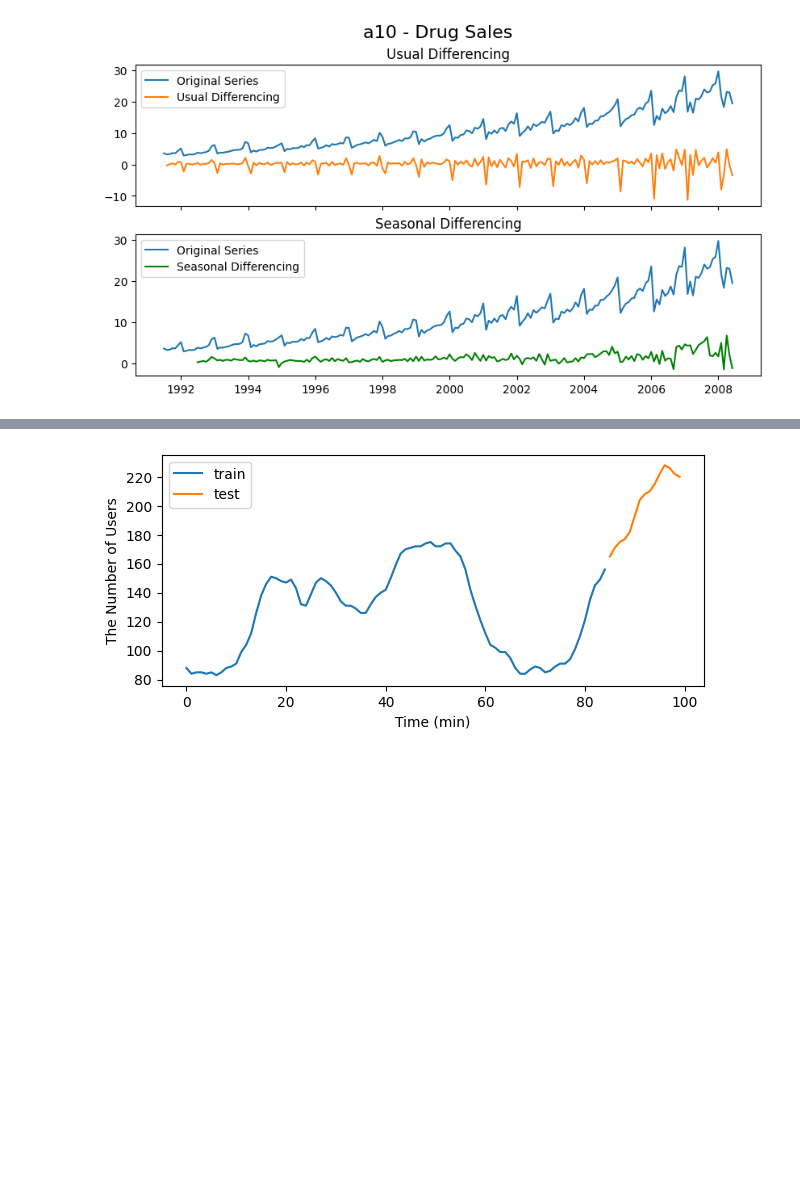
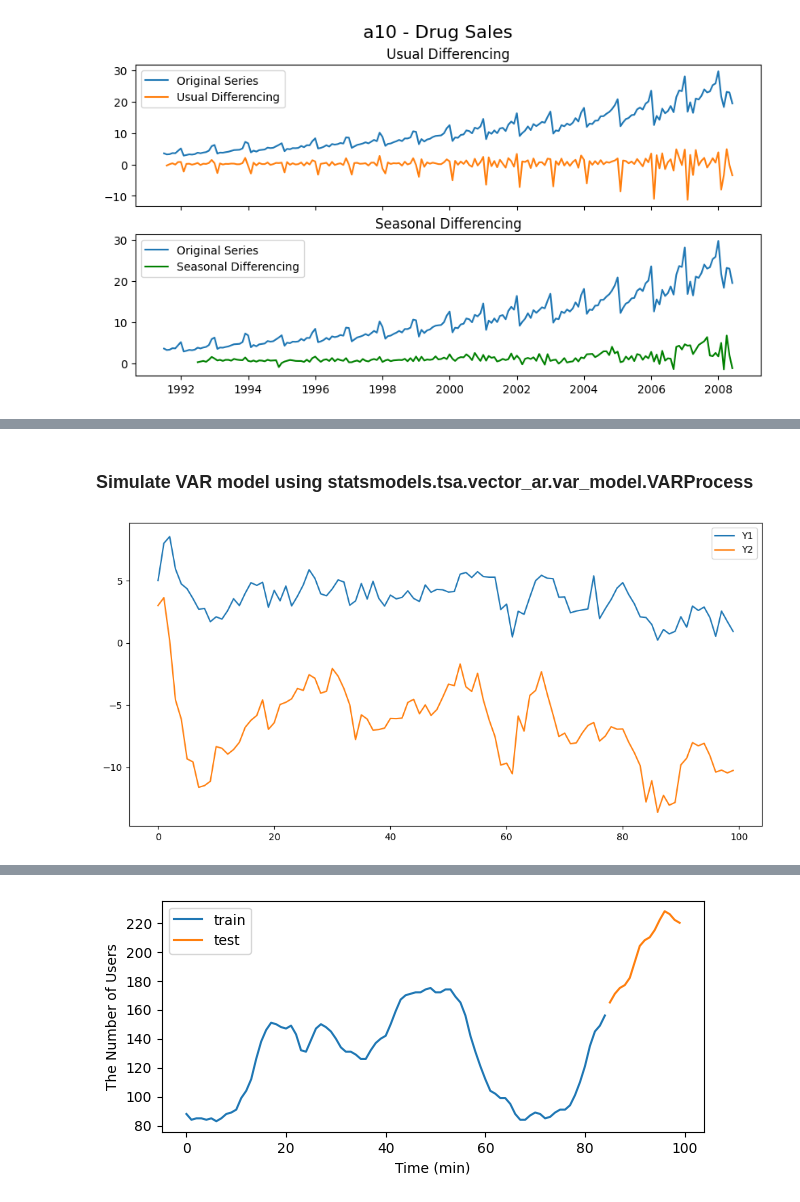
Before and after one commit to snuhcs/ds11-time-series, a Jupyter notebook: Solutions/Lecture 2 - Linear Models.ipynb, the cells around one changed output, grey strips where cells are left out. Drawn from its saved outputs; the diff is of its cells as text; code cells hidden in the pictures; blank space fills up the shorter version.

```diff
--- a/Solutions/Lecture 2 - Linear Models.ipynb
+++ b/Solutions/Lecture 2 - Linear Models.ipynb
@@ -423,0 +432,26 @@ plt.show()
+# %% [markdown]
+### Simulate VAR model using statsmodels.tsa.vector_ar.var_model.VARProcess
+# %%
+# model parameters
+intercept = np.array([5, 3])
+coefs = np.array([[[0.2, 0.3], [-0.6, 1.1]]])
+sigma_u = np.array([[1, 0.8],[0.8, 2]])
+
+# simulate data
+fit = statsmodels.tsa.vector_ar.var_model.VARProcess(coefs, intercept, sigma_u)
+simul_values = fit.simulate_var(steps = 100, seed = 1)
+
+# plot the figure
+plt.figure(figsize=(10,5))
+plt.plot(simul_values[:,0], label = "Y1")
+plt.plot(simul_values[:,1], label = "Y2")
+plt.legend()
+plt.tight_layout()
+plt.show()
+
+# or you can do this all at once using the below code
+#fit.plotsim(steps=100, seed=1)
+#plt.tight_layout()
+#plt.show()
+# %% [output]
+[figure, added]
```
Also changed, not shown: parts of 51 cells of this notebook, 1 other file.
